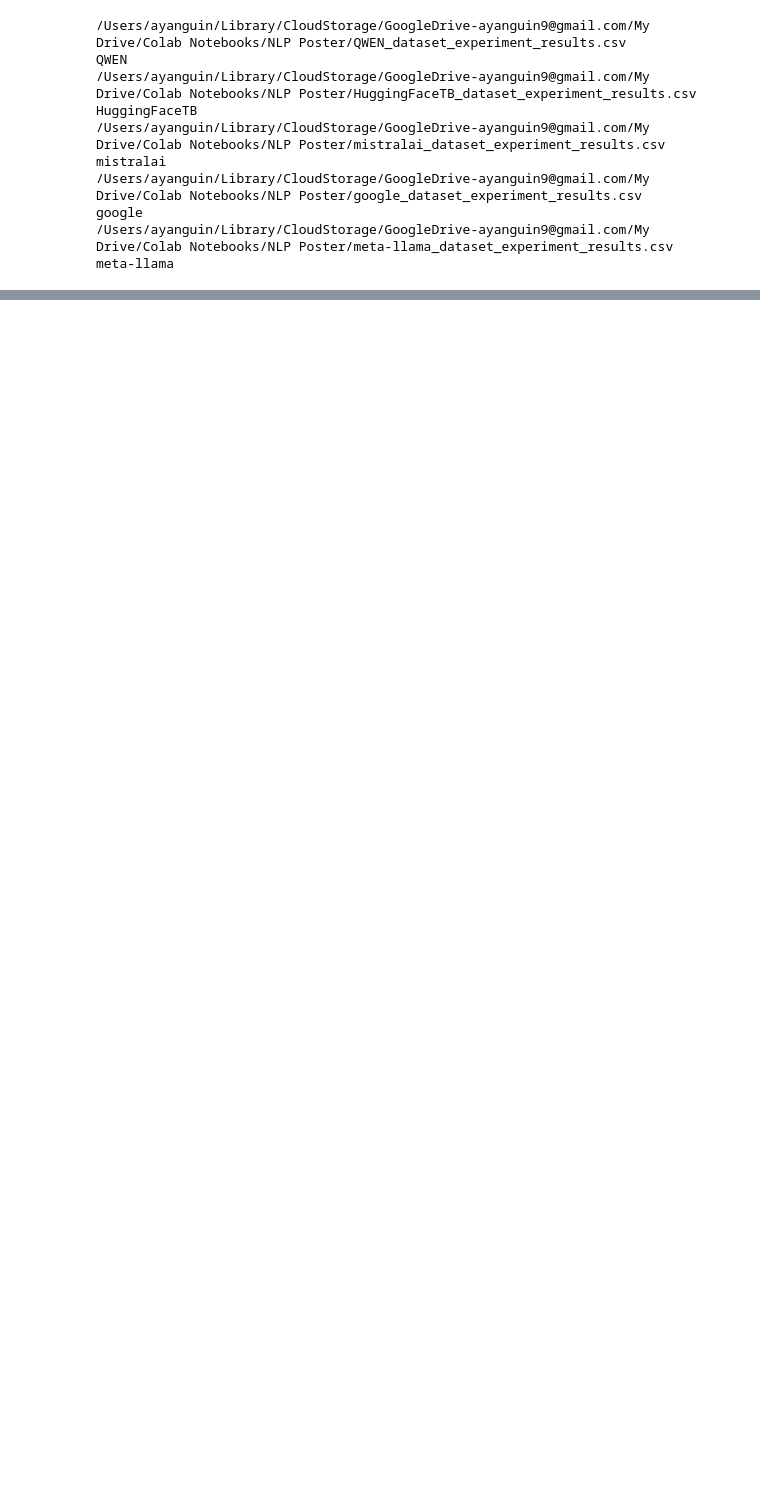
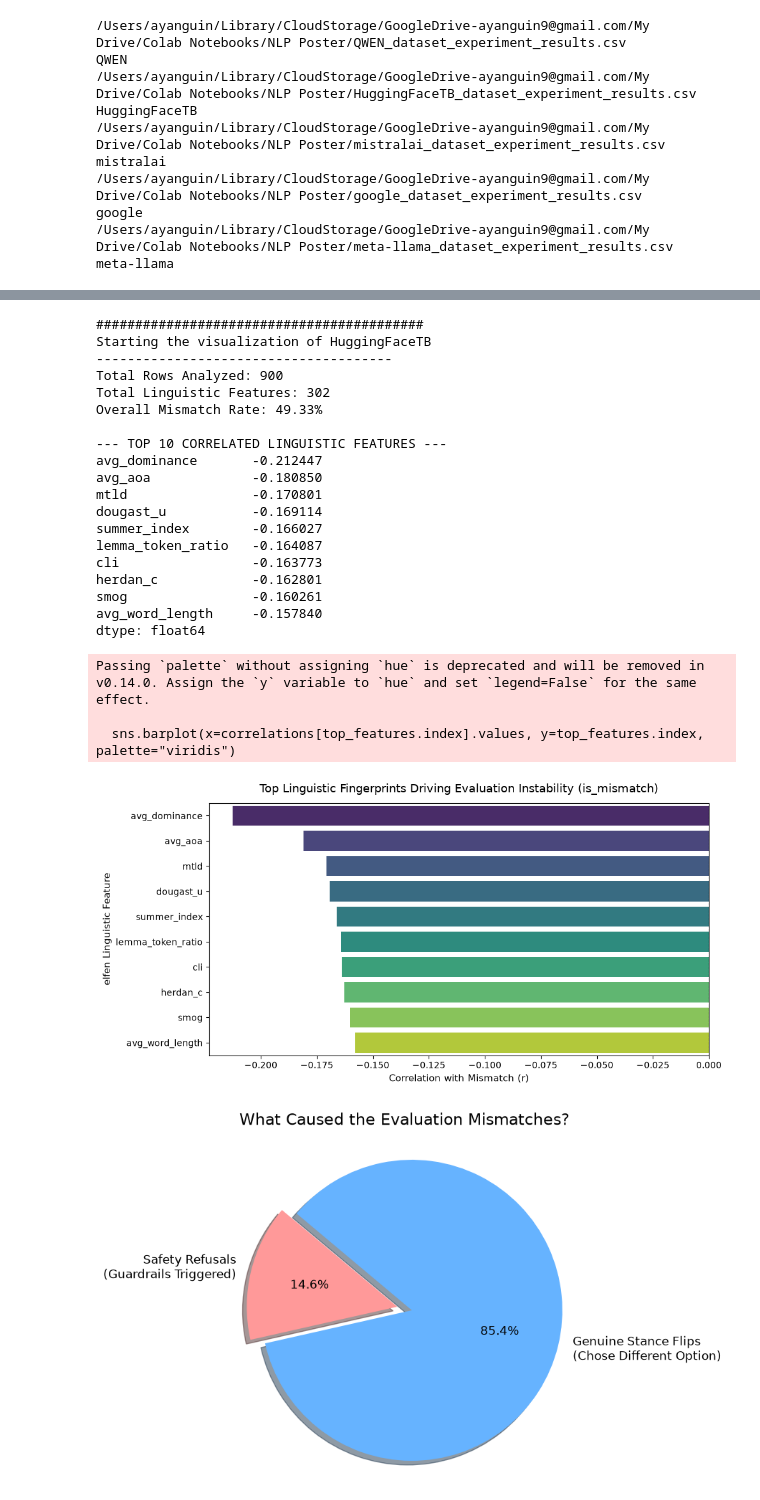
Before and after one commit to ayanguin/NLP-Poster-Diagnosing-Evaluation-Instability-via-Deep-Linguistic-Fingerprinting, a Jupyter notebook: NLP-Elfen-Visualization.ipynb, the cells around one changed output, grey strips where cells are left out. Saved outputs shown, nothing was run; the diff lists cells and outputs as text; code cells hidden in the pictures; blank space fills up the shorter version.

Commit message:
updating the visualization changes.
updating the visualization changes.

```diff
--- a/NLP-Elfen-Visualization.ipynb
+++ b/NLP-Elfen-Visualization.ipynb
@@ -43,3 +43,6 @@ mistralai
 google
 /Users/ayanguin/Library/CloudStorage/GoogleDrive-ayanguin9@gmail.com/My Drive/Colab Notebooks/NLP Poster/meta-llama_dataset_experiment_results.csv
 meta-llama
+# %%
+for key in dataframes:
+    print(type(key))
@@ -329,0 +385,10 @@ Plotting the clusters...
+# %%
+for key in dataframes:
+    print(f"Starting the visualization of {key}")
+    print("--------------------------------------")
+    csv = f"{key}_sample_features.csv"
+
+    #elfen_feature(dataframes[key], key)
+    LOF(csv, key)
+    Ling_Shift(csv, key)
+    print("##########################################\n")
@@ -329,0 +413,12 @@ Plotting the clusters...
+# %%
+for key in dataframes:
+    print(f"Starting the visualization of {key}")
+    print("--------------------------------------")
+    csv = f"{key}_sample_features.csv"
+
+    #elfen_feature(dataframes[key], key)
+    ling_finger(csv, key)
+    mismatch_plot(csv, key)
+    tSNE(csv, key)
+    print("##########################################")
+# %% [output]
@@ -329,0 +455,24 @@ Plotting the clusters...
+##########################################
+Starting the visualization of HuggingFaceTB
+--------------------------------------
+Total Rows Analyzed: 900
+Total Linguistic Features: 302
+Overall Mismatch Rate: 49.33%
+
+--- TOP 10 CORRELATED LINGUISTIC FEATURES ---
+avg_dominance       -0.212447
+avg_aoa             -0.180850
+mtld                -0.170801
+dougast_u           -0.169114
+summer_index        -0.166027
+lemma_token_ratio   -0.164087
+cli                 -0.163773
+herdan_c            -0.162801
+smog                -0.160261
+avg_word_length     -0.157840
+dtype: float64
+Passing `palette` without assigning `hue` is deprecated and will be removed in v0.14.0. Assign the `y` variable to `hue` and set `legend=False` for the same effect.
+
+  sns.barplot(x=correlations[top_features.index].values, y=top_features.index, palette="viridis")
+[figure, added]
+[figure, added]
```
Also changed, not shown: parts of 12 cells of this notebook, 22 other files.
